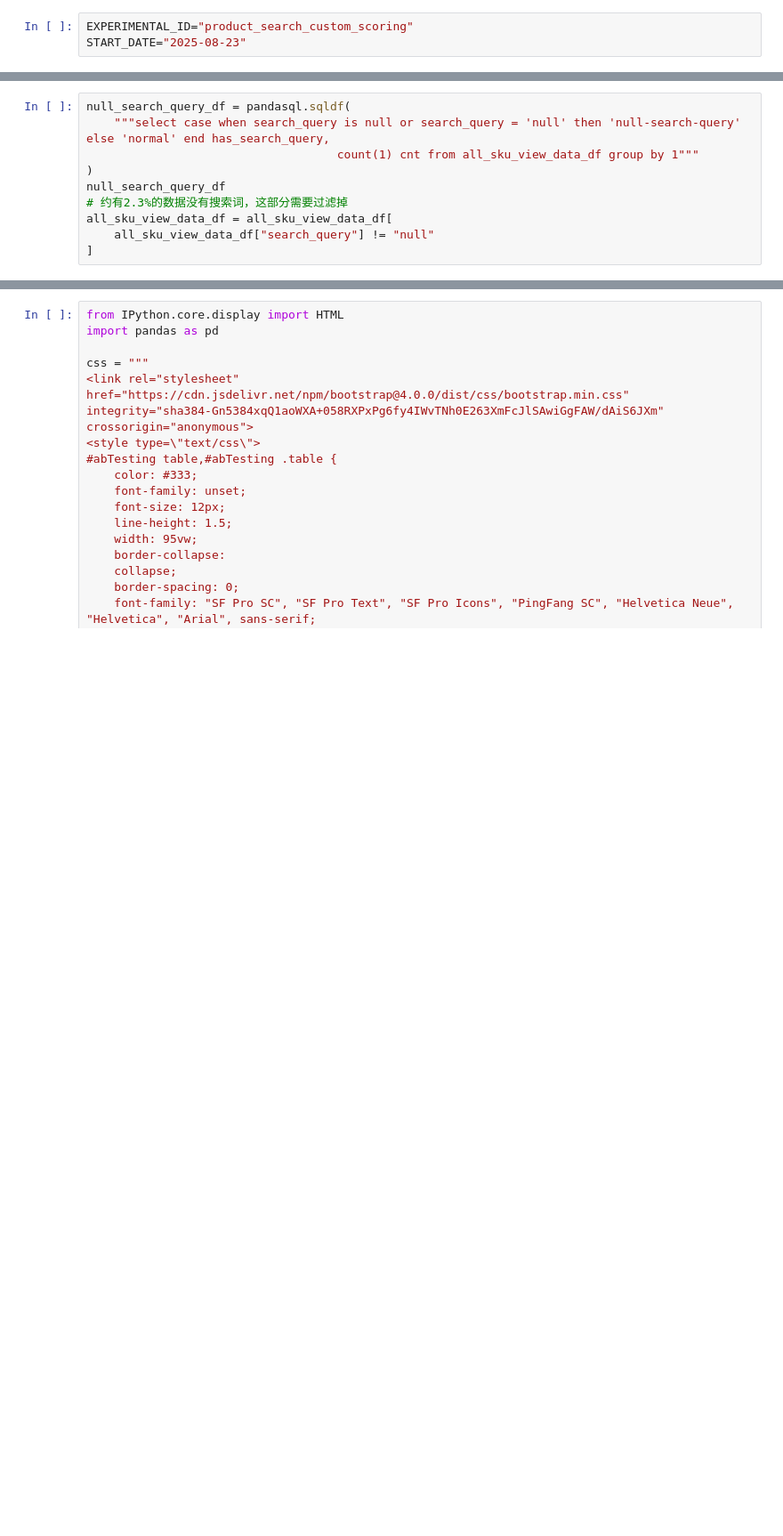
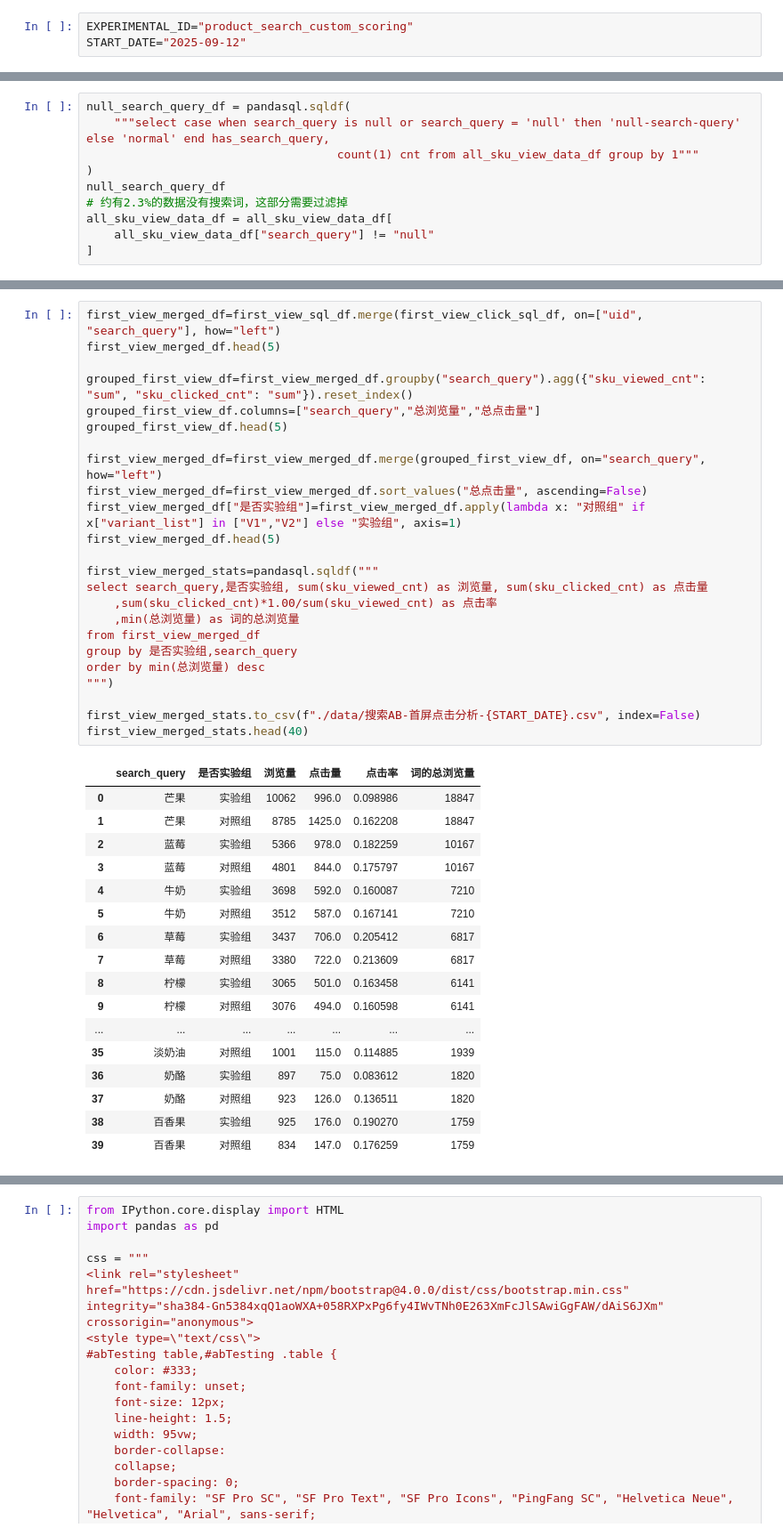
Before and after one commit to chrisptang/aliyun-devops, a Jupyter notebook: 搜索AB实验分析-自定义打分202508.ipynb, the cells around one changed output, grey strips where cells are left out. Shown at 89% size. Saved outputs shown, nothing was run; the diff lists cells and outputs as text; blank space fills up the shorter version.

```diff
--- a/搜索AB实验分析-自定义打分202508.ipynb
+++ b/搜索AB实验分析-自定义打分202508.ipynb
@@ -1,6 +1,6 @@
 # %%
 EXPERIMENTAL_ID="product_search_custom_scoring"
-START_DATE="2025-08-23"
+START_DATE="2025-09-12"
 # %%
 from odps_client import get_odps_sql_result_as_df
 from datetime import datetime, timedelta
@@ -495,0 +713,42 @@ print("unique sample_query:", user_view_with_variant_statistics_df['sample_query
+# %%
+first_view_merged_df=first_view_sql_df.merge(first_view_click_sql_df, on=["uid", "search_query"], how="left")
+first_view_merged_df.head(5)
+
+grouped_first_view_df=first_view_merged_df.groupby("search_query").agg({"sku_viewed_cnt": "sum", "sku_clicked_cnt": "sum"}).reset_index()
+grouped_first_view_df.columns=["search_query","总浏览量","总点击量"]
+grouped_first_view_df.head(5)
+
+first_view_merged_df=first_view_merged_df.merge(grouped_first_view_df, on="search_query", how="left")
+first_view_merged_df=first_view_merged_df.sort_values("总点击量", ascending=False)
+first_view_merged_df["是否实验组"]=first_view_merged_df.apply(lambda x: "对照组" if x["variant_list"] in ["V1","V2"] else "实验组", axis=1)
+first_view_merged_df.head(5)
+
+first_view_merged_stats=pandasql.sqldf("""
+select search_query,是否实验组, sum(sku_viewed_cnt) as 浏览量, sum(sku_clicked_cnt) as 点击量
+    ,sum(sku_clicked_cnt)*1.00/sum(sku_viewed_cnt) as 点击率
+    ,min(总浏览量) as 词的总浏览量
+from first_view_merged_df
+group by 是否实验组,search_query
+order by min(总浏览量) desc
+""")
+
+first_view_merged_stats.to_csv(f"./data/搜索AB-首屏点击分析-{START_DATE}.csv", index=False)
+first_view_merged_stats.head(40)
+# %% [output]
+|  | search_query | 是否实验组 | 浏览量 | 点击量 | 点击率 | 词的总浏览量 |
+| 0 | 芒果 | 实验组 | 10062 | 996.0 | 0.098986 | 18847 |
+| 1 | 芒果 | 对照组 | 8785 | 1425.0 | 0.162208 | 18847 |
+| 2 | 蓝莓 | 实验组 | 5366 | 978.0 | 0.182259 | 10167 |
+| 3 | 蓝莓 | 对照组 | 4801 | 844.0 | 0.175797 | 10167 |
+| 4 | 牛奶 | 实验组 | 3698 | 592.0 | 0.160087 | 7210 |
+| 5 | 牛奶 | 对照组 | 3512 | 587.0 | 0.167141 | 7210 |
+| 6 | 草莓 | 实验组 | 3437 | 706.0 | 0.205412 | 6817 |
+| 7 | 草莓 | 对照组 | 3380 | 722.0 | 0.213609 | 6817 |
+| 8 | 柠檬 | 实验组 | 3065 | 501.0 | 0.163458 | 6141 |
+| 9 | 柠檬 | 对照组 | 3076 | 494.0 | 0.160598 | 6141 |
+| ... | ... | ... | ... | ... | ... | ... |
+| 35 | 淡奶油 | 对照组 | 1001 | 115.0 | 0.114885 | 1939 |
+| 36 | 奶酪 | 实验组 | 897 | 75.0 | 0.083612 | 1820 |
+| 37 | 奶酪 | 对照组 | 923 | 126.0 | 0.136511 | 1820 |
+| 38 | 百香果 | 实验组 | 925 | 176.0 | 0.190270 | 1759 |
+| 39 | 百香果 | 对照组 | 834 | 147.0 | 0.176259 | 1759 |
```
Also changed, not shown: parts of 21 cells of this notebook.
